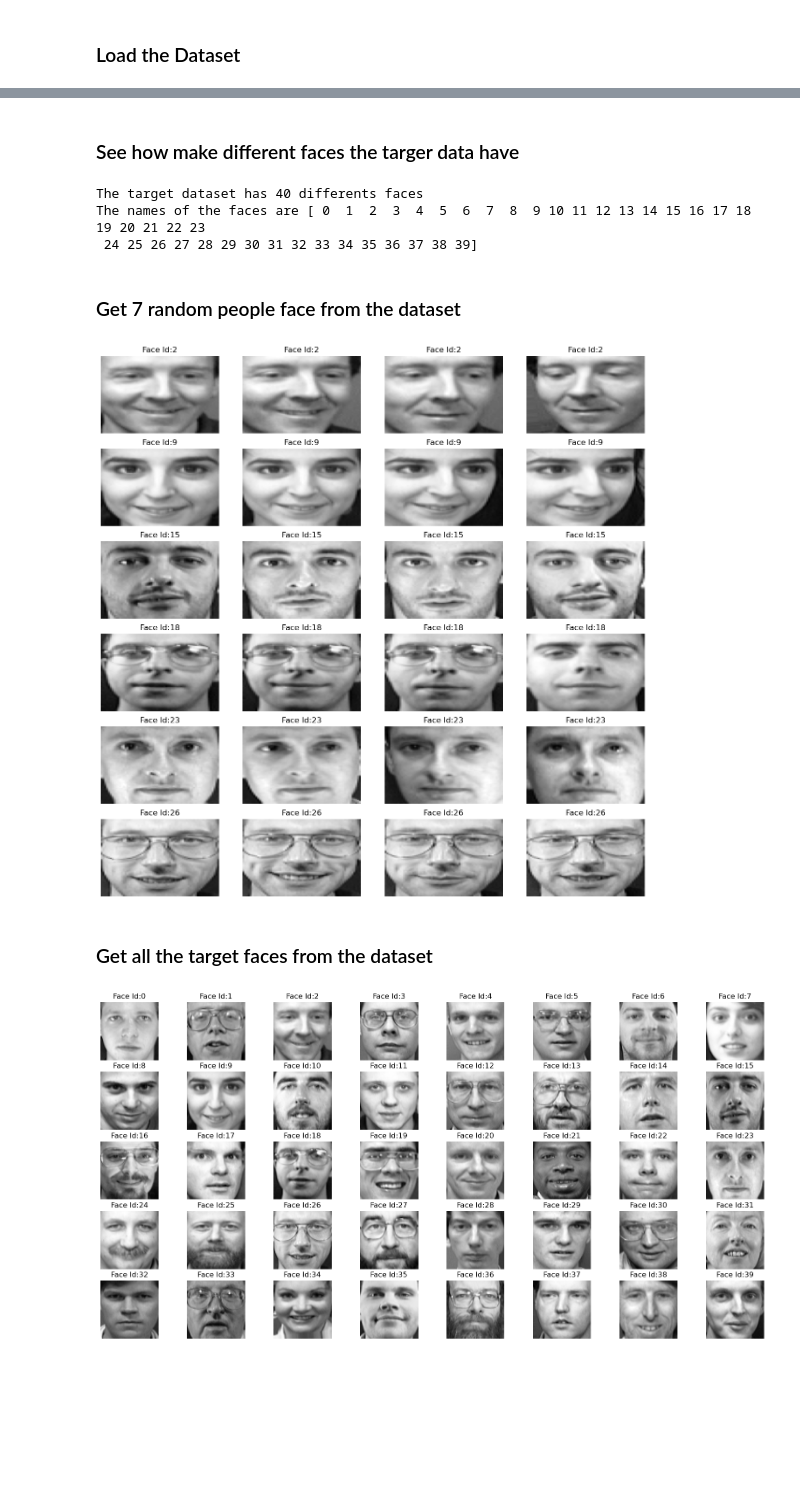
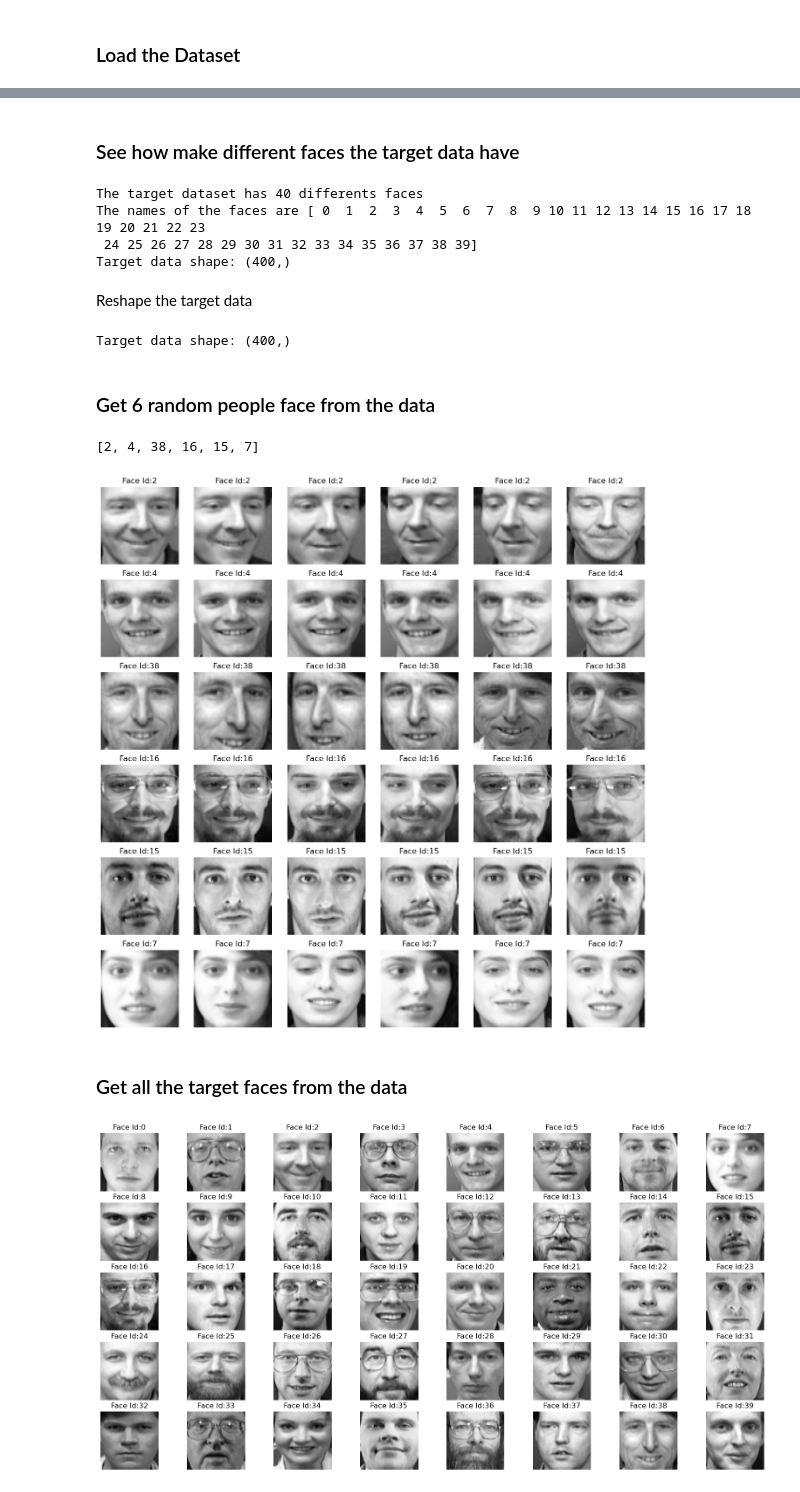
Before and after one commit to TheScorpoi/faa-face-recognition, a Jupyter notebook: src/main.ipynb, the cells around one changed output, grey strips where cells are left out. Saved outputs shown, nothing was run; the diff lists cells and outputs as text; code cells hidden in the pictures; blank space fills up the shorter version.

```diff
--- a/src/main.ipynb
+++ b/src/main.ipynb
@@ -19,37 +21,54 @@ print(f"Each image has a size of {data.shape[1]}x{data.shape[2]}")
 The dataset has 400 images
 Each image has a size of 64x64
 # %% [markdown]
-### See how make different faces the targer data have
+### See how make different faces the target data have
 # %%
 print(f"The target dataset has {len(np.unique(target_data))} differents faces")
 print(f"The names of the faces are {np.unique(target_data)}")
+print(f"Target data shape: {target_data.shape}")
 # %% [output]
 The target dataset has 40 differents faces
 The names of the faces are [ 0  1  2  3  4  5  6  7  8  9 10 11 12 13 14 15 16 17 18 19 20 21 22 23
  24 25 26 27 28 29 30 31 32 33 34 35 36 37 38 39]
+Target data shape: (400,)
+# %% [markdown]
+Reshape the target data
+# %%
+#target_data = target_data.reshape((400, 1,1)) # RESHAPE WRONG
+print(f"Target data shape: {target_data.shape}")
+# %% [output]
+Target data shape: (400,)
 # %% [markdown]
-### Get 7 random people face from the dataset
+### Get 6 random people face from the data
 # %%
 rows = 6
-cols = 4
+cols = 6
 
 fig, ax=plt.subplots(nrows=rows, ncols=cols, figsize=(15,15))
 
-face_id = set()
+# get 6 random different faces
+face_id = random.sample(range(0,40), rows)
+print(face_id)
+
+'''
+face_id = set(face_id)
 while len(face_id) < rows:
-    face_id.add(random.randint(0, 40))
+    face_id.add(random.randint(0, 39))
 face_id = sorted(face_id)
+print(face_id)
+'''
 
 for i, face_id in enumerate(face_id):
     for j in range(cols):
         image_index=face_id * 10 + j
         ax[i,j].imshow(data[image_index], cmap="gray", aspect="auto")
         ax[i,j].set_title("Face Id:{}".format(face_id))
         ax[i,j].axis("off")
 # %% [output]
+[2, 4, 38, 16, 15, 7]
-[figure, old version]
+[figure, new version]
 # %% [markdown]
-### Get all the target faces from the dataset
+### Get all the target faces from the data
 # %%
 fig, axarr=plt.subplots(nrows=5, ncols=8, figsize=(20, 10))
 axarr=axarr.flatten()
```
Also changed, not shown: parts of 15 cells of this notebook.
